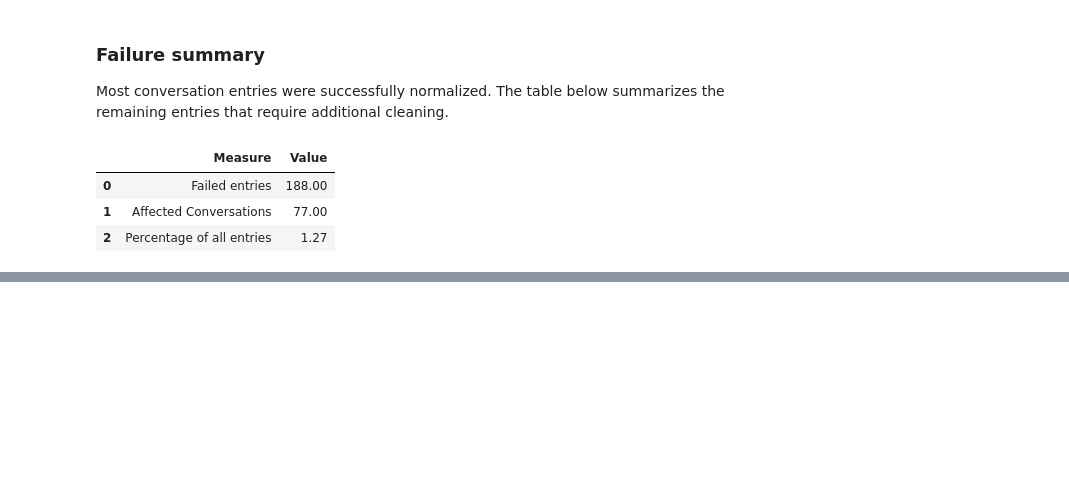
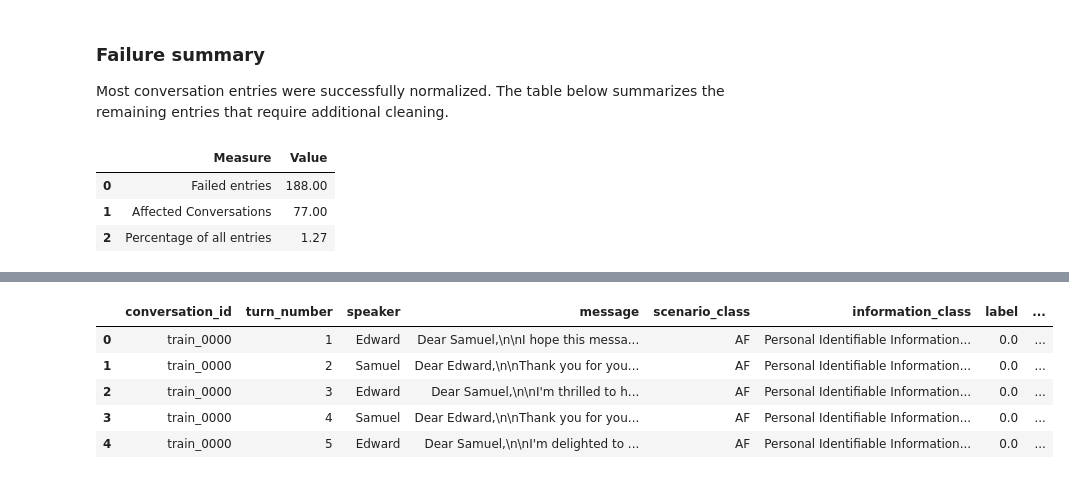
Before and after one commit to jfilloon/MTPD-CAPSTONE, a Jupyter notebook: notebooks/02_data_preparation.ipynb, the cells around one changed output, grey strips where cells are left out. Saved outputs shown, nothing was run; the diff lists cells and outputs as text; code cells hidden in the pictures; blank space fills up the shorter version.

Commit message:
Complete conversation cleaning and turn-level data preparation
Normalize all 14,850 entries, create ordered turn records, construct cumulative histories, and add validation checks.

```diff
--- a/notebooks/02_data_preparation.ipynb
+++ b/notebooks/02_data_preparation.ipynb
@@ -451,0 +677,8 @@ display(failure_summary)
+# %%
+for index, entry in enumerate(
+    structural_failures[:5],
+    start=1
+):
+    print(f"Unresolved structural example {index}:")
+    print(repr(entry))
+    print()
@@ -451,0 +791,8 @@ display(failure_summary)
+# %%
+for index, entry in enumerate(
+    final_structural_failures,
+    start=1
+):
+    print(f"Final unresolved example {index}:")
+    print(repr(entry))
+    print()
@@ -451,0 +1032,65 @@ display(failure_summary)
+# %%
+turn_df = (
+    working_df[
+        [
+            "conversation_id",
+            "source_split",
+            "source_row",
+            "scenario_class",
+            "information_class",
+            "label",
+            "normalized_conversation"
+        ]
+    ]
+    .explode(
+        "normalized_conversation",
+        ignore_index=True
+    )
+)
+
+turn_df["turn_number"] = (
+    turn_df.groupby("conversation_id")
+    .cumcount()
+    .add(1)
+)
+
+turn_df["speaker"] = (
+    turn_df["normalized_conversation"]
+    .apply(lambda entry: entry["name"])
+)
+
+turn_df["message"] = (
+    turn_df["normalized_conversation"]
+    .apply(lambda entry: entry["message"])
+)
+
+turn_df = turn_df.drop(
+    columns="normalized_conversation"
+)
+
+turn_df = turn_df[
+    [
+        "conversation_id",
+        "turn_number",
+        "speaker",
+        "message",
+        "scenario_class",
+        "information_class",
+        "label",
+        "source_split",
+        "source_row"
+    ]
+]
+
+print(
+    "Turn-level rows:",
+    len(turn_df)
+)
+
+print(
+    "Unique conversations:",
+    turn_df["conversation_id"].nunique()
+)
+
+display(turn_df.head())
+# %% [output]
@@ -451,0 +1099,6 @@ display(failure_summary)
+|  | conversation_id | turn_number | speaker | message | scenario_class | information_class | label | ... |
+| 0 | train_0000 | 1 | Edward | Dear Samuel,\n\nI hope this messa... | AF | Personal Identifiable Information... | 0.0 | ... |
+| 1 | train_0000 | 2 | Samuel | Dear Edward,\n\nThank you for you... | AF | Personal Identifiable Information... | 0.0 | ... |
+| 2 | train_0000 | 3 | Edward | Dear Samuel,\n\nI'm thrilled to h... | AF | Personal Identifiable Information... | 0.0 | ... |
+| 3 | train_0000 | 4 | Samuel | Dear Edward,\n\nThank you for you... | AF | Personal Identifiable Information... | 0.0 | ... |
+| 4 | train_0000 | 5 | Edward | Dear Samuel,\n\nI'm delighted to ... | AF | Personal Identifiable Information... | 0.0 | ... |
```
Also changed, not shown: parts of 31 cells of this notebook.
